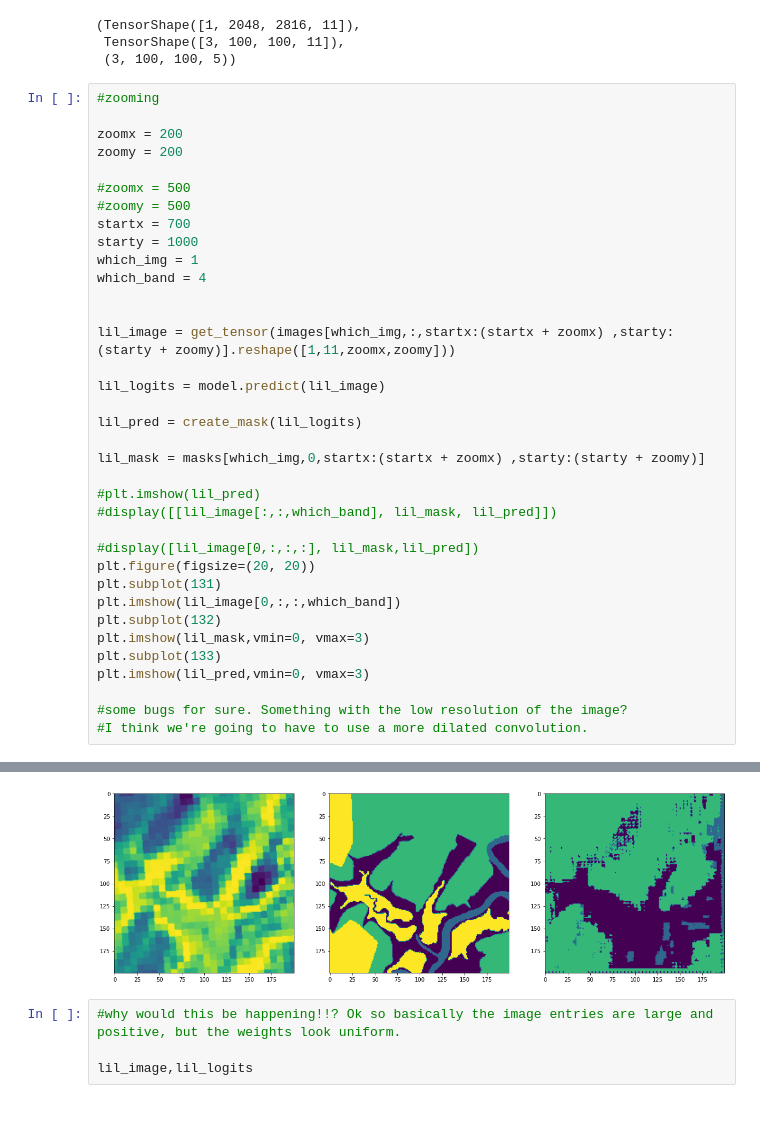
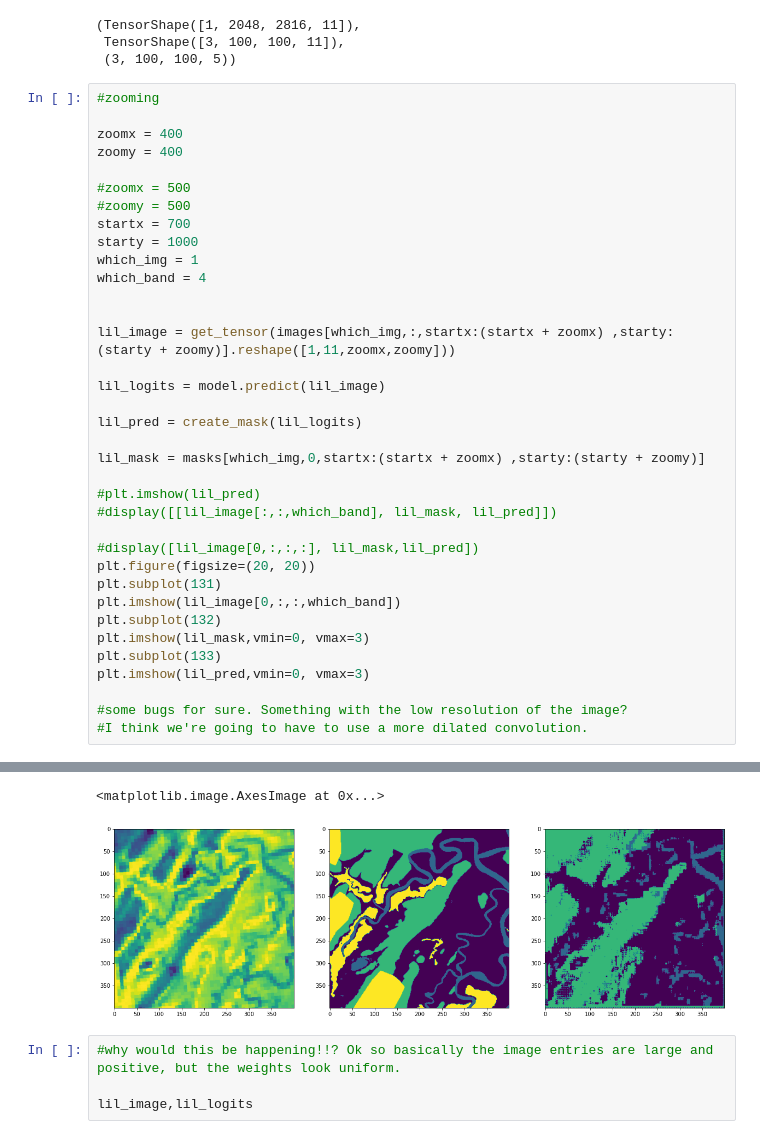
Before and after one commit to colefranks/MarshBoundaries, a Jupyter notebook: MarshBoundaries.ipynb, the cells around one changed output, grey strips where cells are left out. Cells and saved outputs as stored; diff of their text form.

```diff
--- a/MarshBoundaries.ipynb
+++ b/MarshBoundaries.ipynb
@@ -1132,8 +1137,8 @@ sample_train_image[tf.newaxis, ...].shape, get_tensor(images[:,:,1000:1100,1000:
 # %%
 #zooming
 
-zoomx = 200
-zoomy = 200
+zoomx = 400
+zoomy = 400
 
 #zoomx = 500
 #zoomy = 500
@@ -1170,4 +1175,5 @@ plt.imshow(lil_pred,vmin=0, vmax=3)
+<matplotlib.image.AxesImage at 0x...>
-[figure, old version]
+[figure, new version]
 # %%
 #why would this be happening!!? Ok so basically the image entries are large and positive, but the weights look uniform.
 
```
Also changed, not shown: parts of 7 cells of this notebook, 17 other files.
